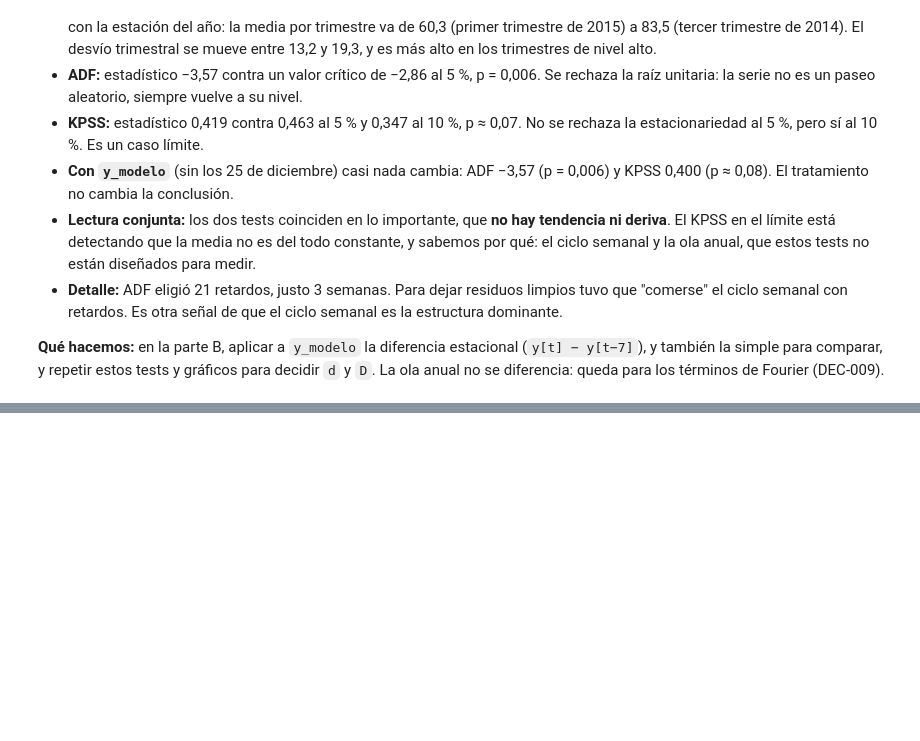
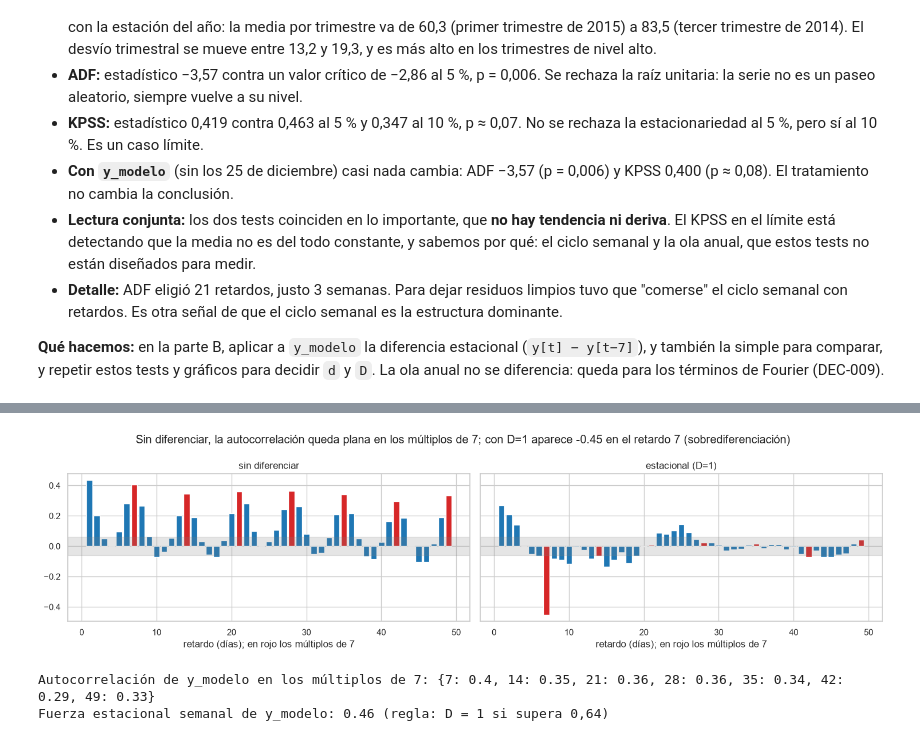
Before and after one commit to agus-chaud/forecasting-retail, a Jupyter notebook: 03_notebooks/04_SARIMA.ipynb, the cells around one changed output, grey strips where cells are left out. Cells and saved outputs as stored; diff of their text form; code cells hidden in the pictures; blank space fills up the shorter version.

```diff
--- a/03_notebooks/04_SARIMA.ipynb
+++ b/03_notebooks/04_SARIMA.ipynb
@@ -706,0 +789,21 @@ pd.concat([test_estacionariedad(y, nombre="original"), test_estacionariedad(y_mo
+# %%
+rezagos = np.arange(1, 50)
+banda_acf = 1.96 / np.sqrt(len(y_modelo))
+fig, axes = plt.subplots(1, 2, figsize=(15, 4), sharey=True)
+for ax, nombre in zip(axes, ["sin diferenciar", "estacional (D=1)"]):
+    valores = acf(series_dif[nombre], nlags=rezagos.max(), fft=True)[1:]
+    ax.bar(rezagos, valores, color=["tab:red" if k % 7 == 0 else "tab:blue" for k in rezagos])
+    ax.axhspan(-banda_acf, banda_acf, color="gray", alpha=0.2)
+    ax.set_title(nombre); ax.set_xlabel("retardo (días); en rojo los múltiplos de 7")
+ac7_D = acf(series_dif["estacional (D=1)"], nlags=7, fft=True)[7]
+fig.suptitle(f"Sin diferenciar, la autocorrelación queda plana en los múltiplos de 7; con D=1 aparece {ac7_D:.2f} en el retardo 7 (sobrediferenciación)")
+plt.tight_layout(); plt.show()
+
+ac_original = acf(y_modelo, nlags=49, fft=True)
+print("Autocorrelación de y_modelo en los múltiplos de 7:", {k: round(float(ac_original[k]), 2) for k in (7, 14, 21, 28, 35, 42, 49)})
+stl_modelo = STL(y_modelo, period=7, robust=True).fit()
+print("Fuerza estacional semanal de y_modelo:", round(fuerza(stl_modelo.seasonal, stl_modelo.resid), 2), "(regla: D = 1 si supera 0,64)")
+# %% [output]
+[figure, added]
+Autocorrelación de y_modelo en los múltiplos de 7: {7: 0.4, 14: 0.35, 21: 0.36, 28: 0.36, 35: 0.34, 42: 0.29, 49: 0.33}
+Fuerza estacional semanal de y_modelo: 0.46 (regla: D = 1 si supera 0,64)
```
Also changed, not shown: parts of 9 cells of this notebook, 2 other files.
